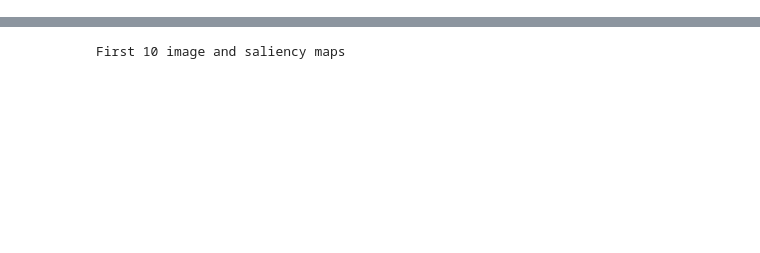
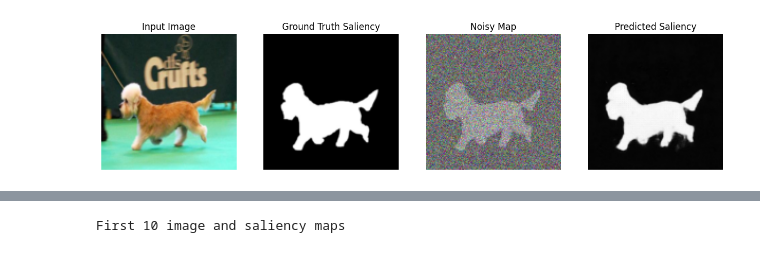
Before and after one commit to KeerthiVasudevan/diffusion-saliency, a Jupyter notebook: Diffsusion_saliency.ipynb, the cells around one changed output, grey strips where cells are left out. Cells and saved outputs as stored; diff of their text form; code cells hidden in the pictures; blank space fills up the shorter version.

Commit message:
Kinda got some output

```diff
--- a/Diffsusion_saliency.ipynb
+++ b/Diffsusion_saliency.ipynb
@@ -349,3 +331,21 @@ class DiffusionSaliencyModel(nn.Module):
+# %%
+# Add noise
+def get_noise_schedule(timesteps=1000, beta_start=0.0001, beta_end=0.02, device="cpu"):
+    beta = torch.linspace(beta_start, beta_end, timesteps).to(device)
+    alpha = 1 - beta
+    alpha_bar = torch.cumprod(alpha, dim=0)
+    return beta, alpha, alpha_bar
+
+
+def add_noise(saliency_map, alpha_bar, t):
+    """
+    Add noise to the saliency map.
+    """
+    t = t.to(torch.long).to(alpha_bar.device)
+    noise = torch.randn_like(saliency_map)
+    alpha_bar_t = alpha_bar[t].view(-1, 1, 1, 1)
+    noisy_map = torch.sqrt(alpha_bar_t) * saliency_map + torch.sqrt(1 - alpha_bar_t) * noise
+    return noisy_map, noise
 # %%
 # Training
 
@@ -394,53 +407,76 @@ Epoch 10, Loss: 0.6732673048973083
 # %%
 # Test
 
 test_dataset = SaliencyDataset(image_dir=test_images_path, saliency_dir=test_saliency_path, image_transform=image_transform, saliency_transform=saliency_transform)
 test_dataloader = DataLoader(test_dataset, batch_size=1, shuffle=False)
 
 def evaluate_model(model, dataloader, device):
     model.eval()  # Set model to evaluation mode
     total_loss = 0
     with torch.no_grad():  # Disable gradient calculations
         for i, (images, saliency_maps) in enumerate(dataloader):
             images = images.to(device)
             saliency_maps = saliency_maps.to(device)
 
             # Random timestep for testing
-            t = torch.randint(0, model.timesteps, (saliency_maps.shape[0],), dtype=torch.long).to(device)
+            t = torch.randint(0, timesteps, (saliency_maps.shape[0],), dtype=torch.long).to(device)
 
             # Get loss and predictions
-            loss = model(saliency_maps, images, t)
+
+            noise = torch.randn_like(saliency_maps)
+            alpha_bar_t = alpha_bar[t].view(-1, 1, 1, 1)
+            noisy_map = torch.sqrt(alpha_bar_t) * saliency_maps + torch.sqrt(1 - alpha_bar_t) * noise
+
+            predicted_saliency_map = unet(noisy_map, t, images)
+
+            # noisy_map, noise = add_noise(saliency_maps, alpha_bar, t)
+            # predicted_noise = model(noisy_map, t, images)
+            loss = criterion(predicted_saliency_map, saliency_map)
             total_loss += loss.item()
+            # Visualize a few examples
+            if i < 4:  # Display first 4 examples
+                # Normalize and process images for visualization
+                img = images[0].permute(1, 2, 0).cpu()
+                img = (img - img.min()) / (img.max() - img.min())  # Normalize to [0, 1]
 
-            # Visualize a few examples
-            if i == 0:  # Only visualize the first batch
-                noisy_map, _ = model.add_noise(saliency_maps, t)
-                predicted_noise = model.unet(noisy_map, t, images)
+                saliency = saliency_maps[0].permute(1, 2, 0).squeeze().cpu()
+                saliency = (saliency - saliency.min()) / (saliency.max() - saliency.min())
 
-                # Convert predictions to saliency-like outputs
-                denoised_map = noisy_map - predicted_noise  # Simplified reverse step
+                noisy = noisy_map[0].permute(1, 2, 0).squeeze().cpu()
+                noisy = (noisy - noisy.min()) / (noisy.max() - noisy.min())
+
+                predicted = predicted_saliency_map[0].permute(1, 2, 0).squeeze().cpu()
+                predicted = (predicted - predicted.min()) / (predicted.max() - predicted.min())
 
                 # Plot
-                for j in range(min(4, images.size(0))):  # Show first 4 samples
-                    plt.figure(figsize=(10, 5))
-                    plt.subplot(1, 3, 1)
-                    plt.imshow(images[j].permute(1, 2, 0).cpu())  # Input image
-                    plt.title("Input Image")
-                    plt.axis("off")
+                plt.figure(figsize=(15, 5))
+                plt.subplot(1, 4, 1)
+                plt.imshow(img)
+                plt.title("Input Image")
+                plt.axis("off")
 
-                    plt.subplot(1, 3, 2)
-                    plt.imshow(saliency_maps[j].squeeze().cpu(), cmap="gray")  # Ground truth
-                    plt.title("Ground Truth Saliency")
-                    plt.axis("off")
+                plt.subplot(1, 4, 2)
+                plt.imshow(saliency, cmap="gray")
+                plt.title("Ground Truth Saliency")
+                plt.axis("off")
 
-                    plt.subplot(1, 3, 3)
-                    plt.imshow(denoised_map[j].squeeze().cpu(), cmap="gray")  # Predicted map
-                    plt.title("Predicted Saliency")
-                    plt.axis("off")
+                plt.subplot(1, 4, 3)
+                plt.imshow(noisy, cmap="gray")
+                plt.title("Noisy Map")
+                plt.axis("off")
 
-                    plt.show()
+                plt.subplot(1, 4, 4)
+                plt.imshow(predicted, cmap="gray")
+                plt.title("Predicted Saliency")
+                plt.axis("off")
+
+                plt.show()
+
+
 
     avg_loss = total_loss / len(dataloader)
     print(f"Average Test Loss: {avg_loss:.4f}")
 
-evaluate_model(diffusion_model, test_dataloader, device)
+evaluate_model(unet, test_dataloader, device)
+# %% [output]
+[figure, added]
```
Also changed, not shown: parts of 8 cells of this notebook.
